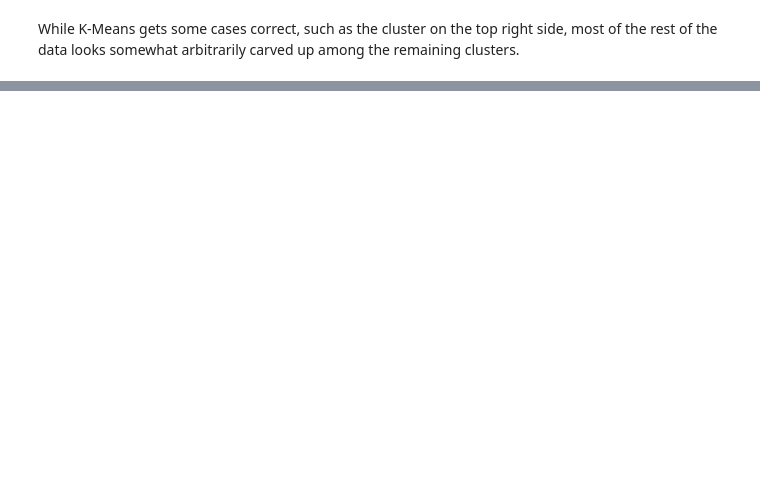
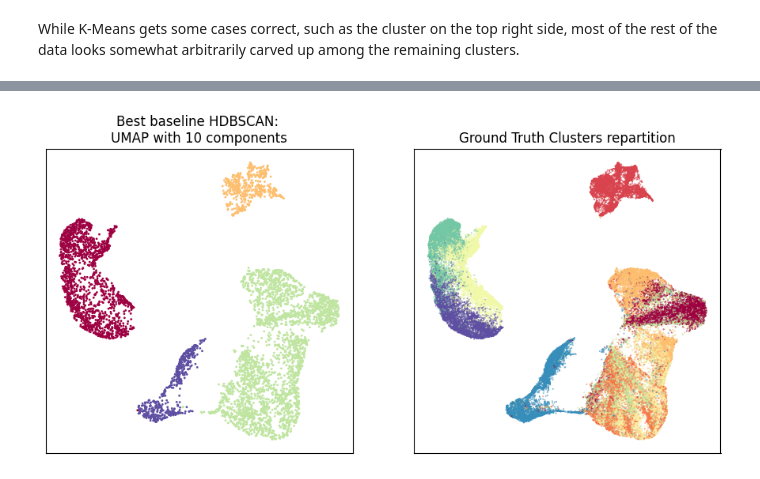
Before and after one commit to Martin-Labenne/fashion-mnist-clusturing, a Jupyter notebook: clustering.ipynb, the cells around one changed output, grey strips where cells are left out. Cells and saved outputs as stored; diff of their text form; code cells hidden in the pictures; blank space fills up the shorter version.

```diff
--- a/clustering.ipynb
+++ b/clustering.ipynb
@@ -38,0 +73,2 @@ DATA_FOLDER = Path('model_selection/data')
+# %%
+N_JOBS = os.cpu_count() - 1
@@ -200,0 +470,34 @@ While K-Means gets some cases correct, such as the cluster on the top right side
+# %%
+X_sampled, _, y_sampled, _ = train_test_split( pd.read_csv(DATA_FOLDER / 'X_umap_10.csv'), y_train, train_size=0.1, random_state=42 )
+X_umap_2_sampled, _ = train_test_split(X_umap_2, train_size=0.1, random_state=42)
+
+best_baseline_hdbscan = HDBSCAN(n_jobs=N_JOBS)
+best_baseline_hdbscan.fit( X_sampled )
+
+fig = plt.figure(figsize=(11, 5))
+best_baseline_hdbscan_ax = fig.add_subplot(121)
+
+best_baseline_hdbscan_ax.scatter(
+    X_umap_2_sampled['Component_0']
+    , X_umap_2_sampled['Component_1']
+    , c=best_baseline_hdbscan.labels_.astype(np.int32)
+    , cmap='Spectral'
+    , s=1
+)
+best_baseline_hdbscan_ax.set_title('Best baseline HDBSCAN: \nUMAP with 10 components')
+best_baseline_hdbscan_ax.set(xticks=[], yticks=[])
+
+original_ax = fig.add_subplot(122)
+original_ax.scatter(
+    X_umap_2['Component_0']
+    , X_umap_2['Component_1']
+    , c=y_train.astype(np.int32)
+    , cmap='Spectral'
+    , s=0.1
+)
+original_ax.set_title('Ground Truth Clusters repartition')
+original_ax.set(xticks=[], yticks=[])
+
+plt.show()
+# %% [output]
+[figure, added]
```
Also changed, not shown: parts of 30 cells of this notebook.
